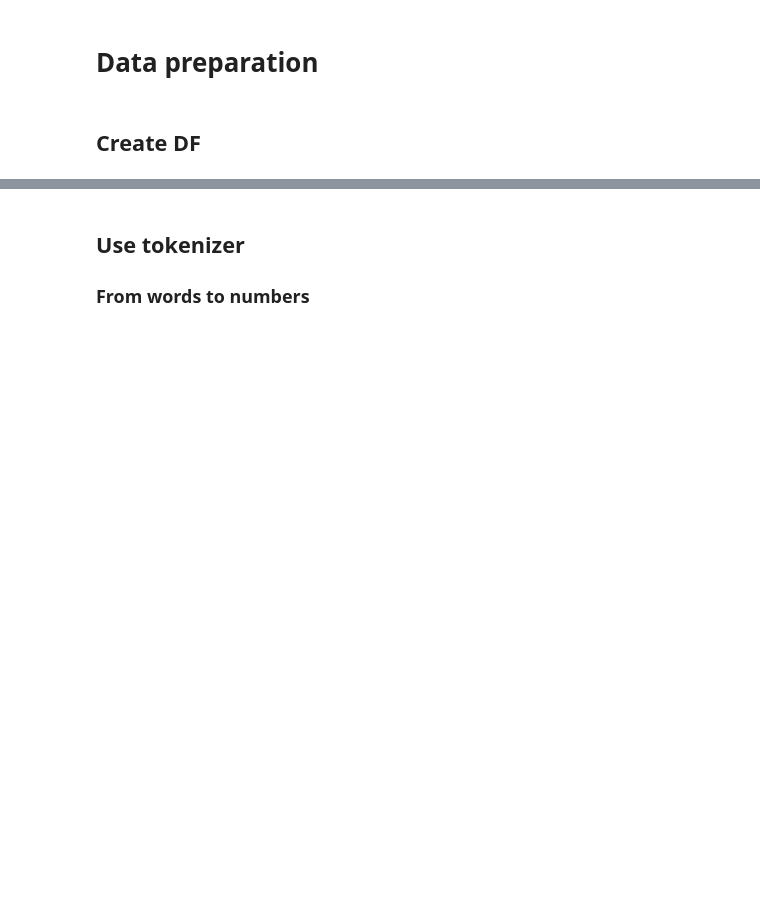
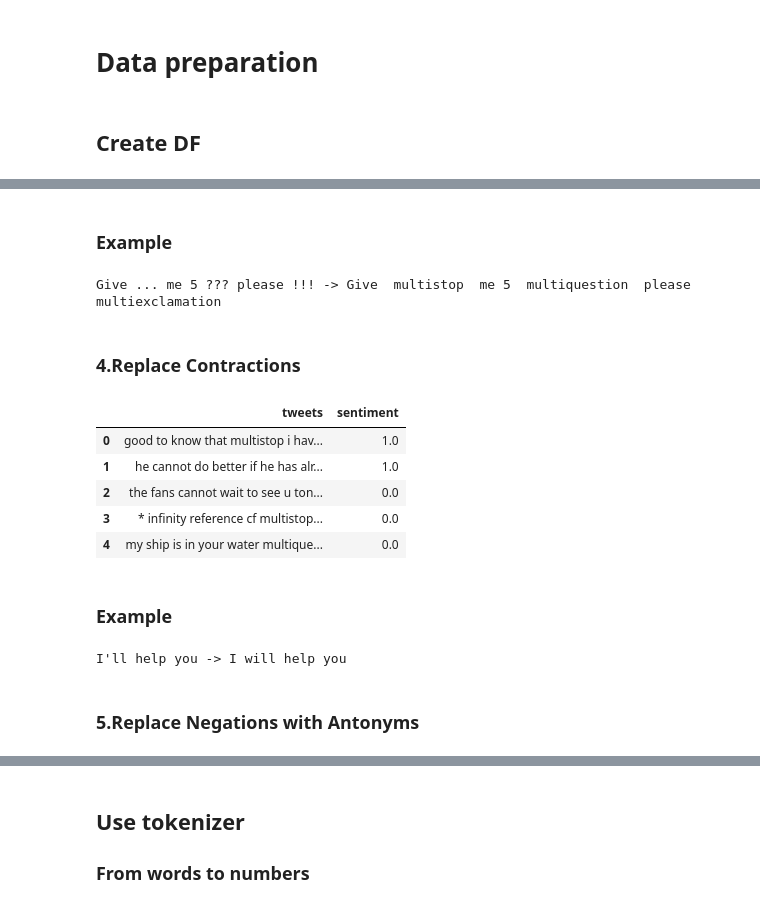
Before and after one commit to fkanoun/Twitter-Sentiment-Analysis, a Jupyter notebook: project2.ipynb, the cells around one changed output, grey strips where cells are left out. Cells and saved outputs as stored; diff of their text form; code cells hidden in the pictures; blank space fills up the shorter version.

```diff
--- a/project2.ipynb
+++ b/project2.ipynb
@@ -64,0 +81,3 @@ data.head()
+# %%
+# to apply function
+data['tweets'] = data['tweets'].apply(lambda x: removeNumbers(x))
@@ -64,0 +111,56 @@ data.head()
+# %%
+# To use
+data['tweets'] = data['tweets'].apply(lambda x: replace_every_punctuation(x))
+# %% [markdown]
+### Example
+# %%
+test = "Give ... me 5 ??? please !!!"
+print(test,'->',replace_every_punctuation(test))
+# %% [output]
+Give ... me 5 ??? please !!! -> Give  multistop  me 5  multiquestion  please  multiexclamation
+# %% [markdown]
+### 4.Replace Contractions
+# %%
+# Found on the internet
+contraction_patterns = [
+    (r'won\'t', 'will not'),
+    (r'can\'t', 'cannot'),
+    (r'i\'m', 'i am'),
+    (r'ain\'t', 'is not'),
+    (r'(\w+)\'ll', '\g<1> will'),
+    (r'(\w+)n\'t', '\g<1> not'),
+    (r'(\w+)\'ve', '\g<1> have'),
+    (r'(\w+)\'s', '\g<1> is'),
+    (r'(\w+)\'re', '\g<1> are'),
+    (r'(\w+)\'d', '\g<1> would'),
+    (r'&', 'and'),
+    (r'dammit', 'damn it'),
+    (r'dont', 'do not'),
+    (r'wont', 'will not'),
+    ]
+# %%
+def replace_contractions(x):
+    """Replaces contractions by the corresponding text in the pattern"""
+    patterns = [(re.compile(regex_exp), replacement) for (regex_exp, replacement) in contraction_patterns]
+    for (pattern, replacement) in patterns:
+        (x, _) = re.subn(pattern, replacement, x)
+    return x
+# %%
+# to use
+data['tweets'] = data['tweets'].apply(lambda x: replace_contractions(x))
+# %% [output]
+|  | tweets | sentiment |
+| 0 | good to know that multistop i hav... | 1.0 |
+| 1 | he cannot do better if he has alr... | 1.0 |
+| 2 | the fans cannot wait to see u ton... | 0.0 |
+| 3 | * infinity reference cf multistop... | 0.0 |
+| 4 | my ship is in your water multique... | 0.0 |
+# %% [markdown]
+### Example
+# %%
+test = "I'll help you"
+print(test,'->',replace_contractions(test))
+# %% [output]
+I'll help you -> I will help you
+# %% [markdown]
+### 5.Replace Negations with Antonyms
```
Also changed, not shown: parts of 29 cells of this notebook.
